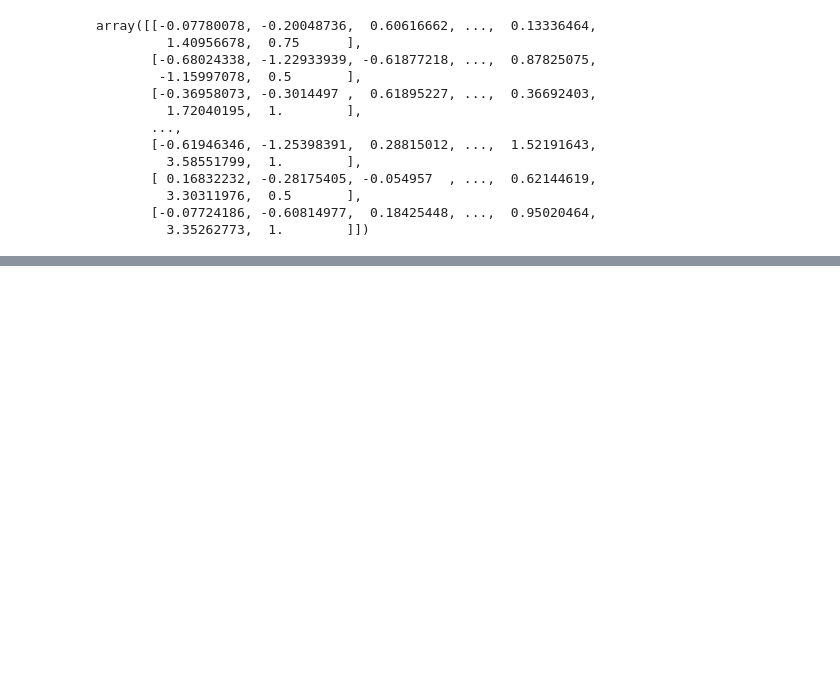
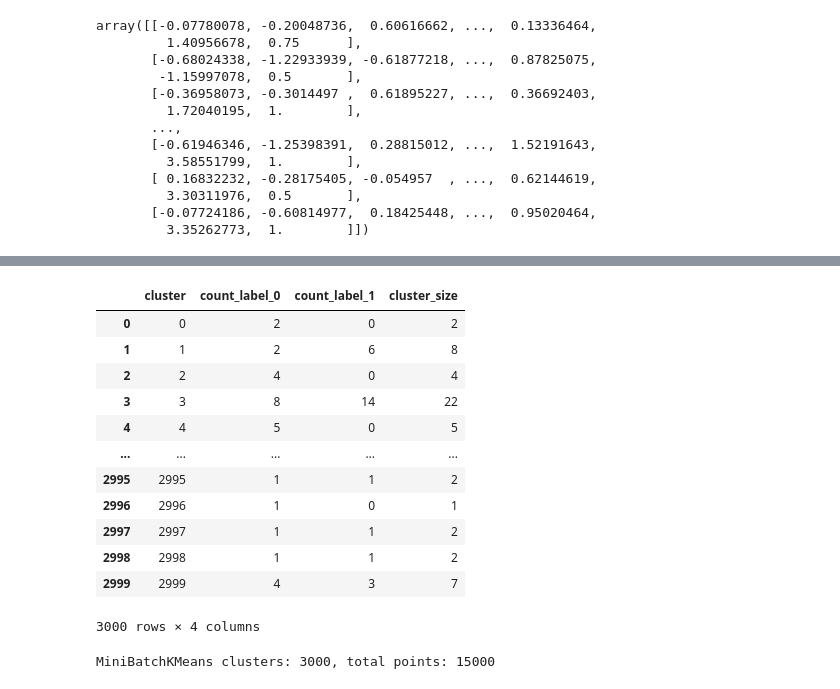
Before and after one commit to dhruvmetha/adaptive_roa, a Jupyter notebook: notebooks/shuffled_idxs.ipynb, the cells around one changed output, grey strips where cells are left out. Drawn from its saved outputs; the diff is of its cells as text; code cells hidden in the pictures; blank space fills up the shorter version.

```diff
--- a/notebooks/shuffled_idxs.ipynb
+++ b/notebooks/shuffled_idxs.ipynb
@@ -515,0 +653,52 @@ Total clusters: 500, total points: 15000
+# %%
+import numpy as np
+import pandas as pd
+from sklearn.cluster import MiniBatchKMeans
+
+# Fast k-means variant: MiniBatchKMeans with 3000 clusters
+mbk = MiniBatchKMeans(
+    n_clusters=3000,
+    random_state=0,
+    batch_size=4096,
+    n_init=10,
+    max_no_improvement=20,
+    reassignment_ratio=0.0,
+)
+mbk_labels = mbk.fit_predict(roa_data)
+
+# labels = np.asarray(split_labels).astype(int)
+if labels.shape[0] != mbk_labels.shape[0]:
+    raise ValueError(
+        f"Length mismatch: labels={labels.shape[0]} vs data/clusters={mbk_labels.shape[0]}"
+    )
+
+ct = pd.crosstab(mbk_labels, labels)
+if 0 not in ct.columns:
+    ct[0] = 0
+if 1 not in ct.columns:
+    ct[1] = 0
+ct = ct[[0, 1]]
+ct.columns = ["count_label_0", "count_label_1"]
+ct["cluster_size"] = ct["count_label_0"] + ct["count_label_1"]
+ct.index.name = "cluster"
+cluster_stats_mbkmeans = ct.reset_index().sort_values("cluster")
+
+display(cluster_stats_mbkmeans)
+print(
+    f"MiniBatchKMeans clusters: {cluster_stats_mbkmeans.shape[0]}, total points: {int(cluster_stats_mbkmeans['cluster_size'].sum())}"
+)
+# %% [output]
+|  | cluster | count_label_0 | count_label_1 | cluster_size |
+| 0 | 0 | 2 | 0 | 2 |
+| 1 | 1 | 2 | 6 | 8 |
+| 2 | 2 | 4 | 0 | 4 |
+| 3 | 3 | 8 | 14 | 22 |
+| 4 | 4 | 5 | 0 | 5 |
+| ... | ... | ... | ... | ... |
+| 2995 | 2995 | 1 | 1 | 2 |
+| 2996 | 2996 | 1 | 0 | 1 |
+| 2997 | 2997 | 1 | 1 | 2 |
+| 2998 | 2998 | 1 | 1 | 2 |
+| 2999 | 2999 | 4 | 3 | 7 |
+3000 rows × 4 columns
+MiniBatchKMeans clusters: 3000, total points: 15000
```
Also changed, not shown: parts of 13 cells of this notebook, 6 other files.
